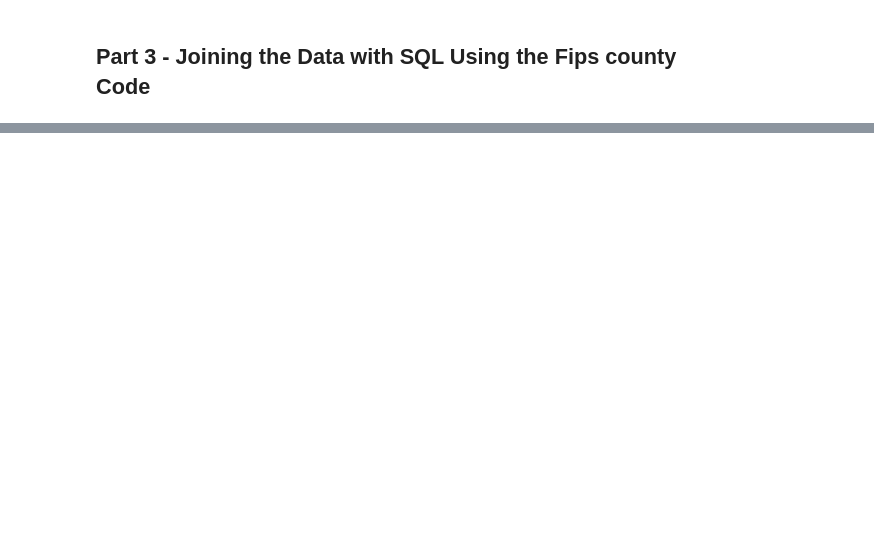
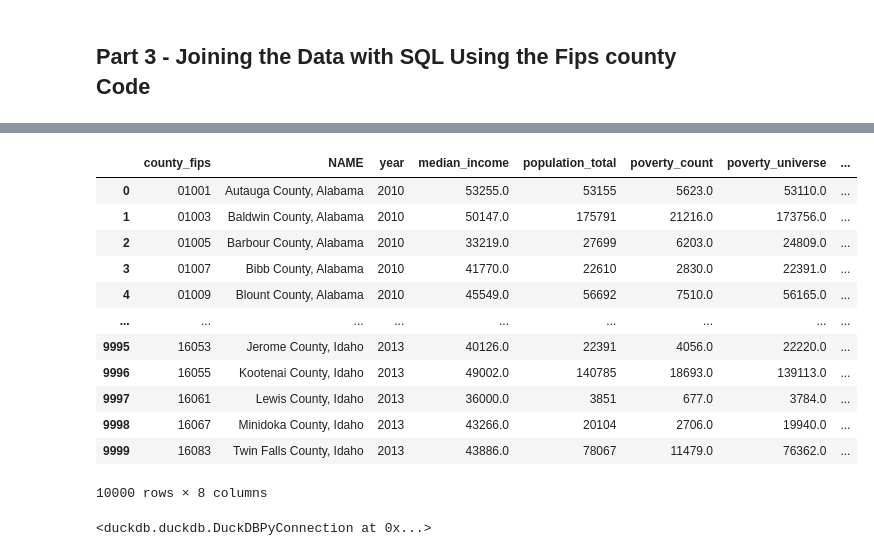
Before and after one commit to TuckerRasbury/coding_sample_eviction-lab_data-engineer, a Jupyter notebook: Eviction_Lab_Data_Engineer_Coding_Sample.ipynb, the cells around one changed output, grey strips where cells are left out. Saved outputs shown, nothing was run; the diff lists cells and outputs as text; code cells hidden in the pictures; blank space fills up the shorter version.

```diff
--- a/Eviction_Lab_Data_Engineer_Coding_Sample.ipynb
+++ b/Eviction_Lab_Data_Engineer_Coding_Sample.ipynb
@@ -180,0 +199,11 @@ Final attempt failed.
+# %%
+# Create a list of U.S. State FIPS Codes
+
+state_fips_list = [
+    '01', '02', '04', '05', '06', '08', '09', '10', '11', '12',
+    '13', '15', '16', '17', '18', '19', '20', '21', '22', '23',
+    '24', '25', '26', '27', '28', '29', '30', '31', '32', '33',
+    '34', '35', '36', '37', '38', '39', '40', '41', '42', '44',
+    '45', '46', '47', '48', '49', '50', '51', '53', '54', '55',
+    '56'
+]
@@ -180,0 +290,21 @@ Final attempt failed.
+# %%
+# Loop Through All State Year Combos
+
+all_data = []
+
+for year in acs_years:
+    for state in state_fips_list:
+        df = fetch_acs_by_state_year(state, year)
+        if df is not None:
+            all_data.append(df)
+
+combined_df = pd.concat(all_data, ignore_index=True)
+
+# Optional final cleanup
+combined_acs_df = combined_df[[
+    'county_fips', 'NAME', 'year',
+    'median_income', 'population_total', 'poverty_count', 'poverty_universe', 'poverty_rate'
+]]
+
+print("Final shape:", combined_df.shape)
+print(combined_acs_df.head())
@@ -310,0 +493,23 @@ ACS all years columns: Index(['GEO_ID', 'NAME', 'median_income', 'county_fips',
+# %%
+# Review the Datasets in Question - ACS API
+combined_acs_df.head(10000)
+# %% [output]
+|  | county_fips | NAME | year | median_income | population_total | poverty_count | poverty_universe | ... |
+| 0 | 01001 | Autauga County, Alabama | 2010 | 53255.0 | 53155 | 5623.0 | 53110.0 | ... |
+| 1 | 01003 | Baldwin County, Alabama | 2010 | 50147.0 | 175791 | 21216.0 | 173756.0 | ... |
+| 2 | 01005 | Barbour County, Alabama | 2010 | 33219.0 | 27699 | 6203.0 | 24809.0 | ... |
+| 3 | 01007 | Bibb County, Alabama | 2010 | 41770.0 | 22610 | 2830.0 | 22391.0 | ... |
+| 4 | 01009 | Blount County, Alabama | 2010 | 45549.0 | 56692 | 7510.0 | 56165.0 | ... |
+| ... | ... | ... | ... | ... | ... | ... | ... | ... |
+| 9995 | 16053 | Jerome County, Idaho | 2013 | 40126.0 | 22391 | 4056.0 | 22220.0 | ... |
+| 9996 | 16055 | Kootenai County, Idaho | 2013 | 49002.0 | 140785 | 18693.0 | 139113.0 | ... |
+| 9997 | 16061 | Lewis County, Idaho | 2013 | 36000.0 | 3851 | 677.0 | 3784.0 | ... |
+| 9998 | 16067 | Minidoka County, Idaho | 2013 | 43266.0 | 20104 | 2706.0 | 19940.0 | ... |
+| 9999 | 16083 | Twin Falls County, Idaho | 2013 | 43886.0 | 78067 | 11479.0 | 76362.0 | ... |
+10000 rows × 8 columns
+# %%
+# Read dataframes into my SQL tool duckdb
+duckdb.register('lsc_df', lsc_weekly_county_df)
+duckdb.register('acs_df', combined_acs_df)
+# %% [output]
+<duckdb.duckdb.DuckDBPyConnection at 0x...>
```
Also changed, not shown: parts of 20 cells of this notebook.
